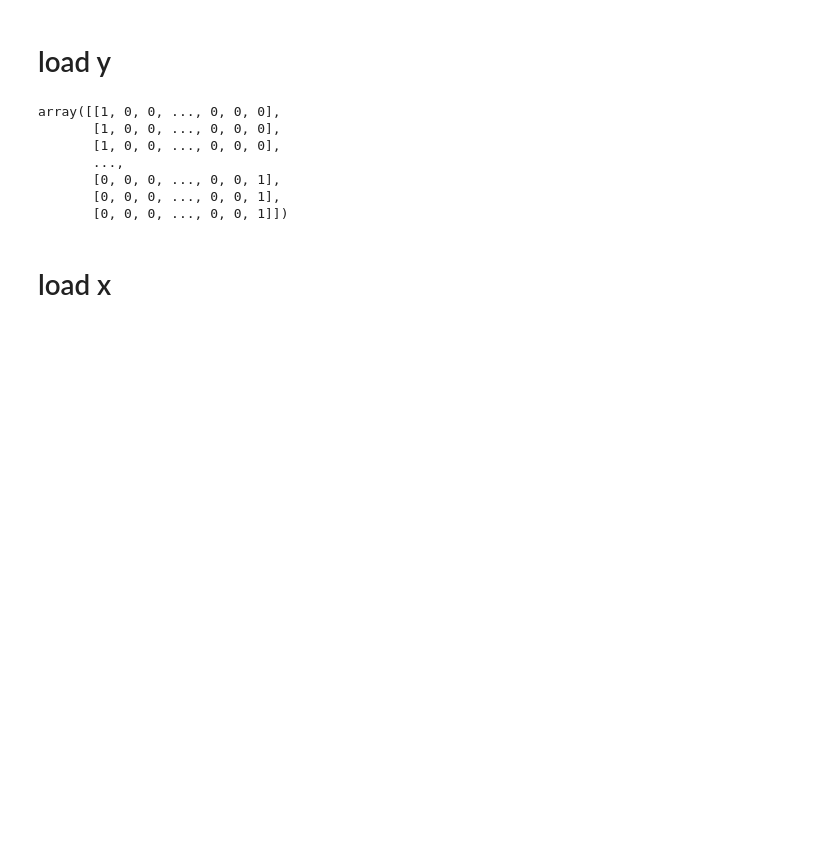
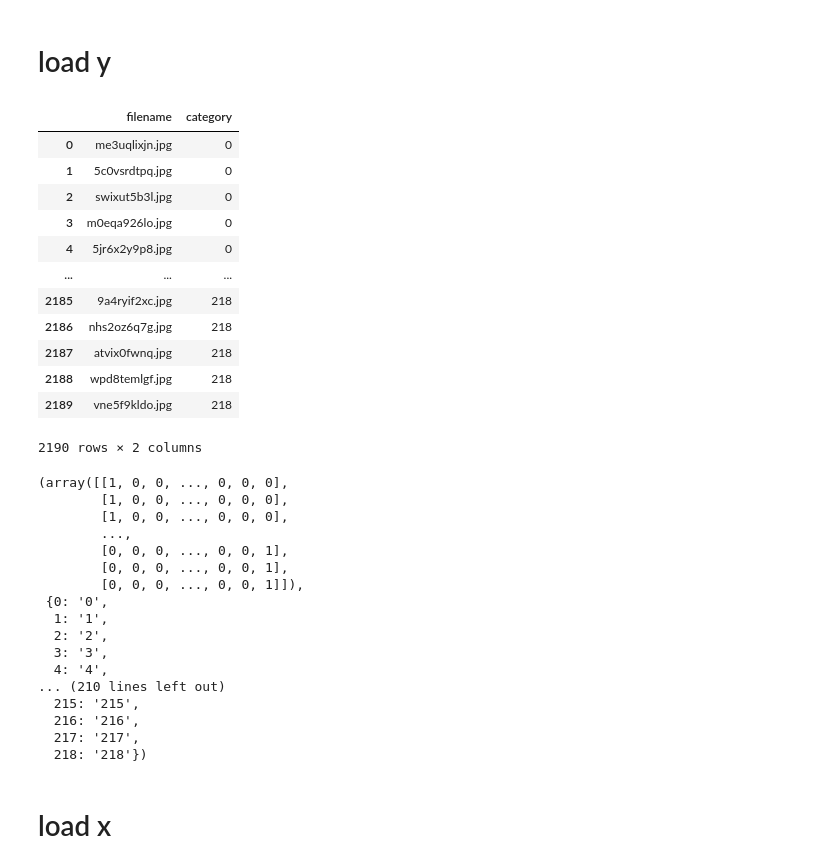
Before and after one commit to skywalker0803r/Finding-the-Gentleman-in-Flowers---Orchid-Species-Identification-and-Classification-Contest, a Jupyter notebook: mvp.ipynb, the cells around one changed output. Drawn from its saved outputs; the diff is of its cells as text; code cells hidden in the pictures; blank space fills up the shorter version.

```diff
--- a/mvp.ipynb
+++ b/mvp.ipynb
@@ -33,16 +34,44 @@ for f in files[:3]:
 # load y
 # %%
 label = pd.read_csv(X_train_dir+'/'+'label.csv')
+display(label)
+map_dict = {}
+for l in label.category.unique():
+    map_dict[l] = str(l)
+map_dict
 y_one_hot = one_hot(label['category'].values.tolist())
-y_one_hot
+y_one_hot,map_dict
 # %% [output]
+|  | filename | category |
+| 0 | me3uqlixjn.jpg | 0 |
+| 1 | 5c0vsrdtpq.jpg | 0 |
+| 2 | swixut5b3l.jpg | 0 |
+| 3 | m0eqa926lo.jpg | 0 |
+| 4 | 5jr6x2y9p8.jpg | 0 |
+| ... | ... | ... |
+| 2185 | 9a4ryif2xc.jpg | 218 |
+| 2186 | nhs2oz6q7g.jpg | 218 |
+| 2187 | atvix0fwnq.jpg | 218 |
+| 2188 | wpd8temlgf.jpg | 218 |
+| 2189 | vne5f9kldo.jpg | 218 |
-array([[1, 0, 0, ..., 0, 0, 0],
-       [1, 0, 0, ..., 0, 0, 0],
-       [1, 0, 0, ..., 0, 0, 0],
-       ...,
-       [0, 0, 0, ..., 0, 0, 1],
-       [0, 0, 0, ..., 0, 0, 1],
-       [0, 0, 0, ..., 0, 0, 1]])
+2190 rows × 2 columns
+(array([[1, 0, 0, ..., 0, 0, 0],
+        [1, 0, 0, ..., 0, 0, 0],
+        [1, 0, 0, ..., 0, 0, 0],
+        ...,
+        [0, 0, 0, ..., 0, 0, 1],
+        [0, 0, 0, ..., 0, 0, 1],
+        [0, 0, 0, ..., 0, 0, 1]]),
+ {0: '0',
+  1: '1',
+  2: '2',
+  3: '3',
+  4: '4',
+... (210 lines left out)
+  215: '215',
+  216: '216',
+  217: '217',
+  218: '218'})
 # %% [markdown]
 # load x
 # %%
```
Also changed, not shown: parts of 1 cell of this notebook, 1 other file.
